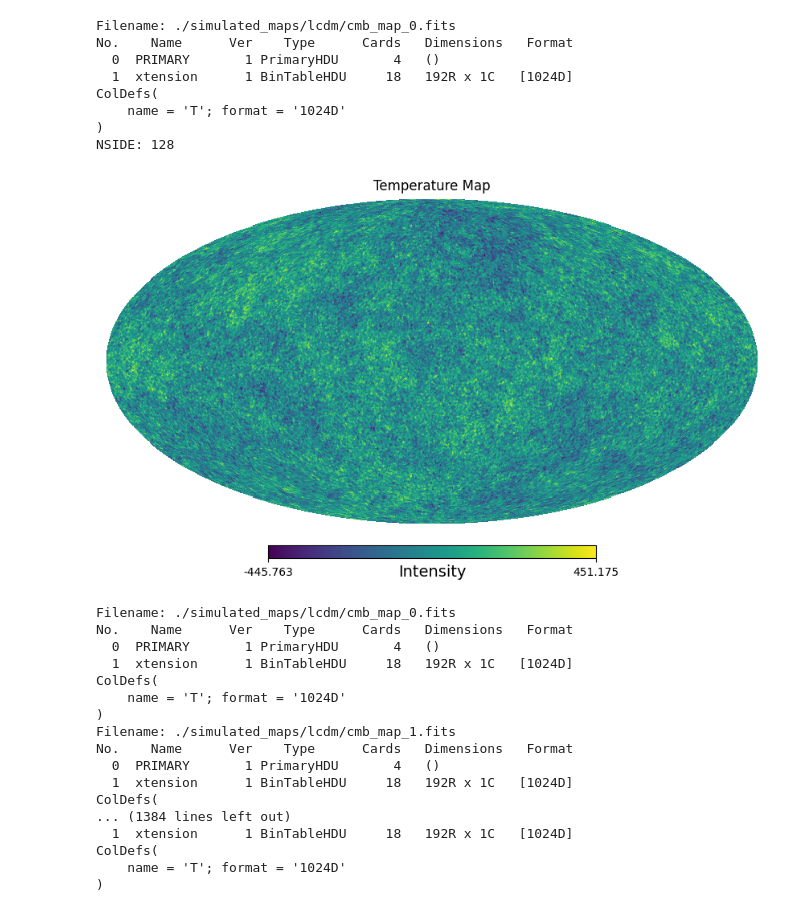
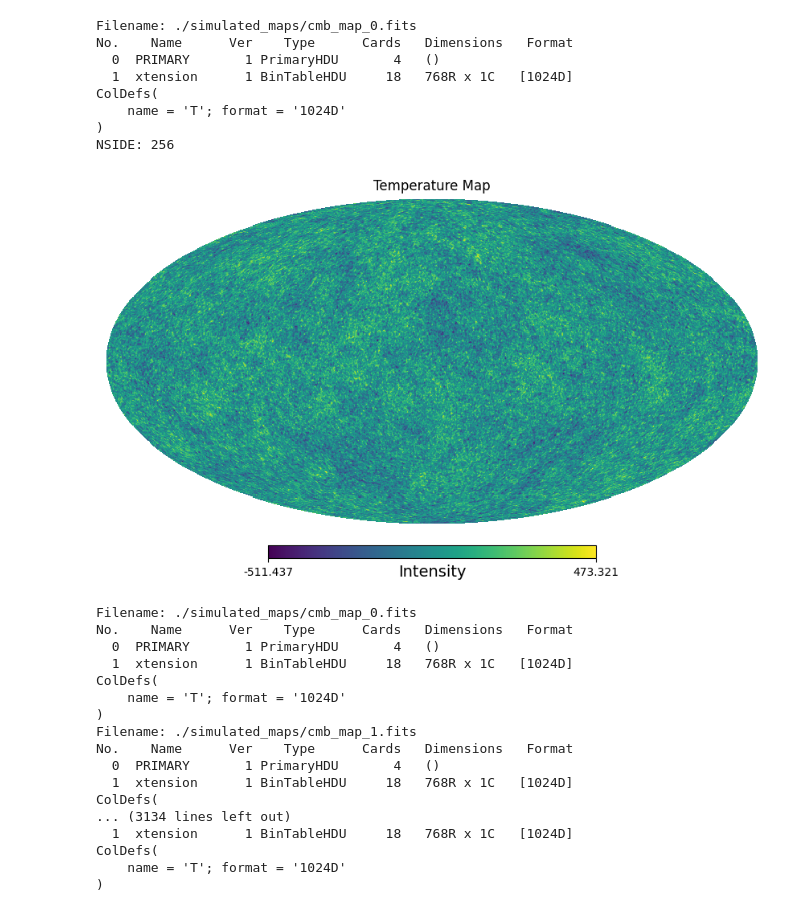
Before and after one commit to SkyExplain/SkyNeuralNets, a Jupyter notebook: CNN_2D_projections.ipynb, the cells around one changed output. Saved outputs shown, nothing was run; the diff lists cells and outputs as text; code cells hidden in the pictures.

```diff
--- a/CNN_2D_projections.ipynb
+++ b/CNN_2D_projections.ipynb
@@ -33,27 +38,27 @@ def read_map(file_path):
         return np.concatenate(hdul[1].data['T'])
 # %%
 #Read the data
-path_lcdm = "./simulated_maps/lcdm/"
+path_lcdm = "./simulated_maps/"
 map_temp_data = read_map(path_lcdm + 'cmb_map_0.fits')
 
 #Visualize the map
 nside = hp.npix2nside(len(map_temp_data))
 #nside = 64
 print(f"NSIDE: {nside}")
 
 #Plot
 hp.mollview(map_temp_data, title="Temperature Map", unit="Intensity")
 plt.show()
 # %% [output]
-Filename: ./simulated_maps/lcdm/cmb_map_0.fits
+Filename: ./simulated_maps/cmb_map_0.fits
 No.    Name      Ver    Type      Cards   Dimensions   Format
   0  PRIMARY       1 PrimaryHDU       4   ()
-  1  xtension      1 BinTableHDU     18   192R x 1C   [1024D]
+  1  xtension      1 BinTableHDU     18   768R x 1C   [1024D]
 ColDefs(
     name = 'T'; format = '1024D'
 )
-NSIDE: 128
+NSIDE: 256
-[figure, old version]
+[figure, new version]
 # %%
 def read_all_maps(path_lcdm, path_feature, n_maps=100):
     maps = []
@@ -88,23 +93,23 @@ def map_to_image(hp_map, xsize=256):
     plt.close()
     return img
 # %%
-path_feature = "./simulated_maps/feature/"
-x_raw, y_raw = read_all_maps(path_lcdm, path_feature, n_maps=100) #0: lcdm, 1:feature
+path_feature = "./simulated_maps/"
+x_raw, y_raw = read_all_maps(path_lcdm, path_feature, n_maps=225) #0: lcdm, 1:feature
 # %% [output]
-Filename: ./simulated_maps/lcdm/cmb_map_0.fits
+Filename: ./simulated_maps/cmb_map_0.fits
 No.    Name      Ver    Type      Cards   Dimensions   Format
   0  PRIMARY       1 PrimaryHDU       4   ()
-  1  xtension      1 BinTableHDU     18   192R x 1C   [1024D]
+  1  xtension      1 BinTableHDU     18   768R x 1C   [1024D]
 ColDefs(
     name = 'T'; format = '1024D'
 )
-Filename: ./simulated_maps/lcdm/cmb_map_1.fits
+Filename: ./simulated_maps/cmb_map_1.fits
 No.    Name      Ver    Type      Cards   Dimensions   Format
   0  PRIMARY       1 PrimaryHDU       4   ()
-  1  xtension      1 BinTableHDU     18   192R x 1C   [1024D]
+  1  xtension      1 BinTableHDU     18   768R x 1C   [1024D]
 ColDefs(
-... (1384 lines left out)
-  1  xtension      1 BinTableHDU     18   192R x 1C   [1024D]
+... (3134 lines left out)
+  1  xtension      1 BinTableHDU     18   768R x 1C   [1024D]
 ColDefs(
     name = 'T'; format = '1024D'
 )
```
Also changed, not shown: parts of 24 cells of this notebook.
